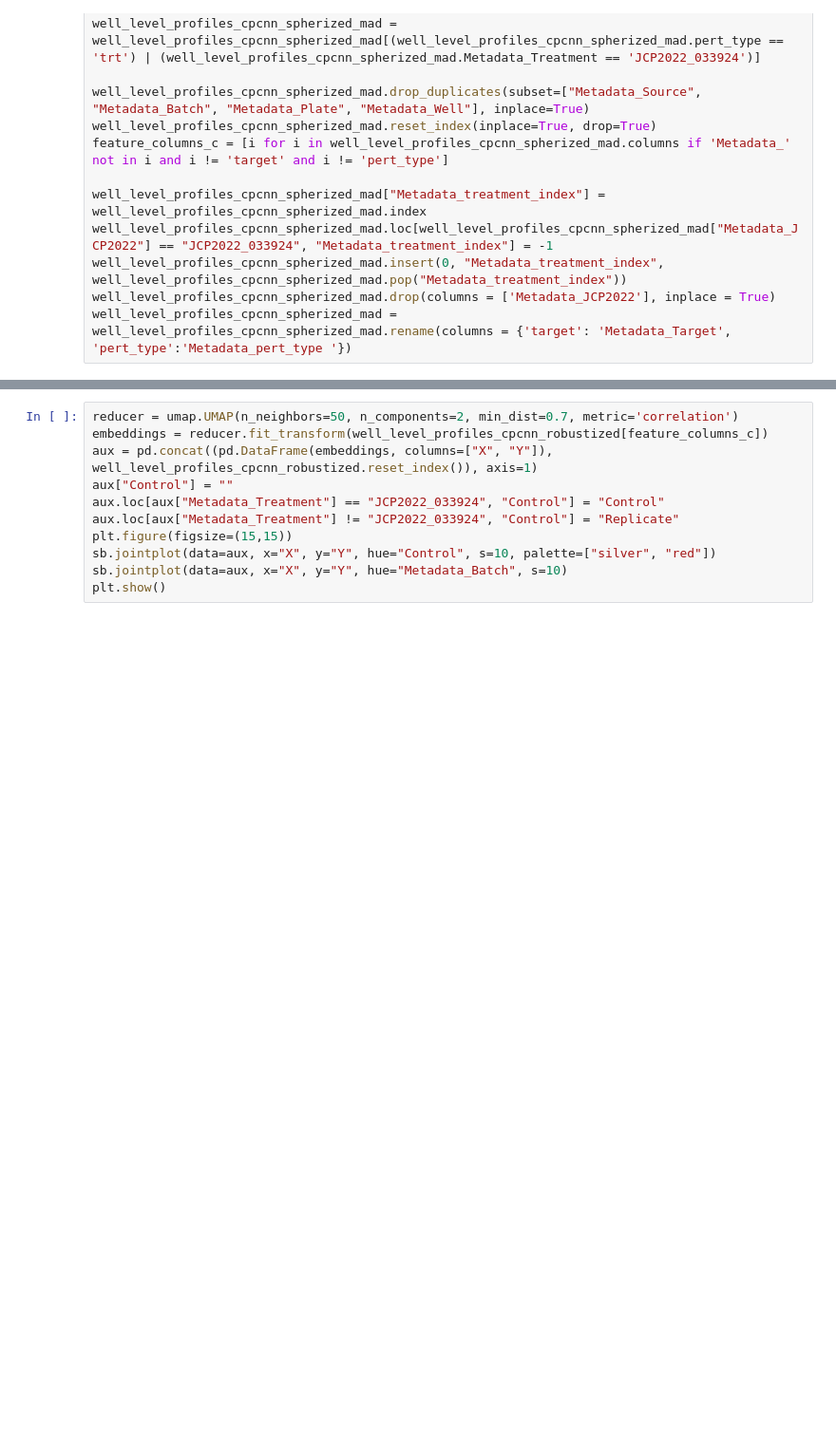
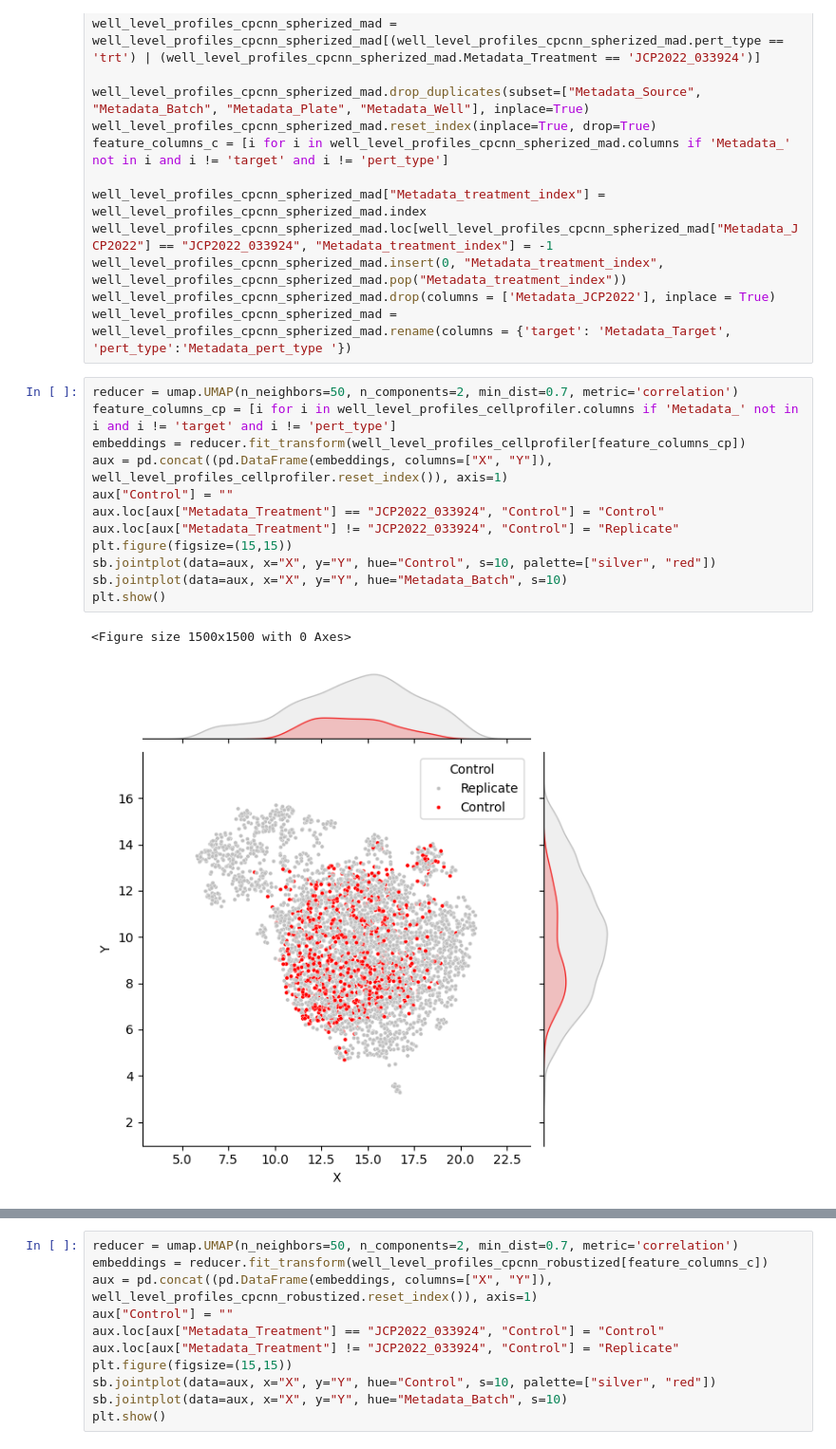
Before and after one commit to Arkkienkeli/JUMP_CPCNN_test, a Jupyter notebook: cpcnn_cellprofiler.ipynb, the cells around one changed output, grey strips where cells are left out. Shown at 95% size. Drawn from its saved outputs; the diff is of its cells as text; blank space fills up the shorter version.

Commit message:
Add cellprofiler UMAP

```diff
--- a/cpcnn_cellprofiler.ipynb
+++ b/cpcnn_cellprofiler.ipynb
@@ -94,3 +94,18 @@ well_level_profiles_cpcnn_spherized_mad.loc[well_level_profiles_cpcnn_spherized_
 well_level_profiles_cpcnn_spherized_mad.insert(0, "Metadata_treatment_index", well_level_profiles_cpcnn_spherized_mad.pop("Metadata_treatment_index"))
 well_level_profiles_cpcnn_spherized_mad.drop(columns = ['Metadata_JCP2022'], inplace = True)
 well_level_profiles_cpcnn_spherized_mad = well_level_profiles_cpcnn_spherized_mad.rename(columns = {'target': 'Metadata_Target', 'pert_type':'Metadata_pert_type '})
+# %%
+reducer = umap.UMAP(n_neighbors=50, n_components=2, min_dist=0.7, metric='correlation')
+feature_columns_cp = [i for i in well_level_profiles_cellprofiler.columns if 'Metadata_' not in i and i != 'target' and i != 'pert_type']
+embeddings = reducer.fit_transform(well_level_profiles_cellprofiler[feature_columns_cp])
+aux = pd.concat((pd.DataFrame(embeddings, columns=["X", "Y"]), well_level_profiles_cellprofiler.reset_index()), axis=1)
+aux["Control"] = ""
+aux.loc[aux["Metadata_Treatment"] == "JCP2022_033924", "Control"] = "Control"
+aux.loc[aux["Metadata_Treatment"] != "JCP2022_033924", "Control"] = "Replicate"
+plt.figure(figsize=(15,15))
+sb.jointplot(data=aux, x="X", y="Y", hue="Control", s=10, palette=["silver", "red"])
+sb.jointplot(data=aux, x="X", y="Y", hue="Metadata_Batch", s=10)
+plt.show()
+# %% [output]
+<Figure size 1500x1500 with 0 Axes>
+[figure, added]
```
Also changed, not shown: parts of 1 cell of this notebook.
